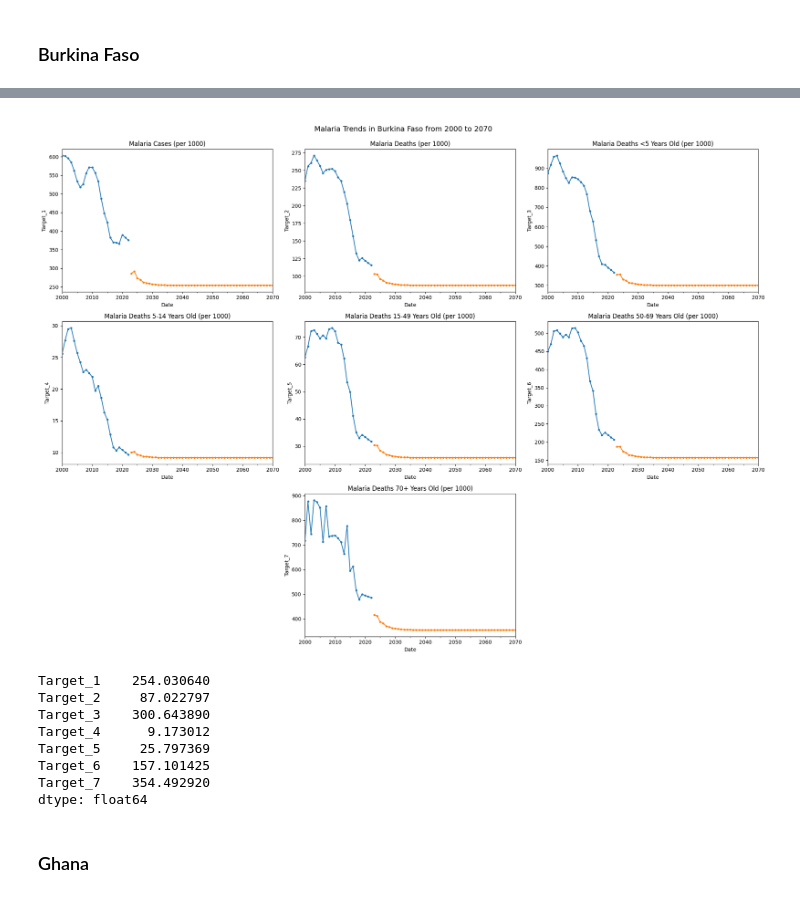
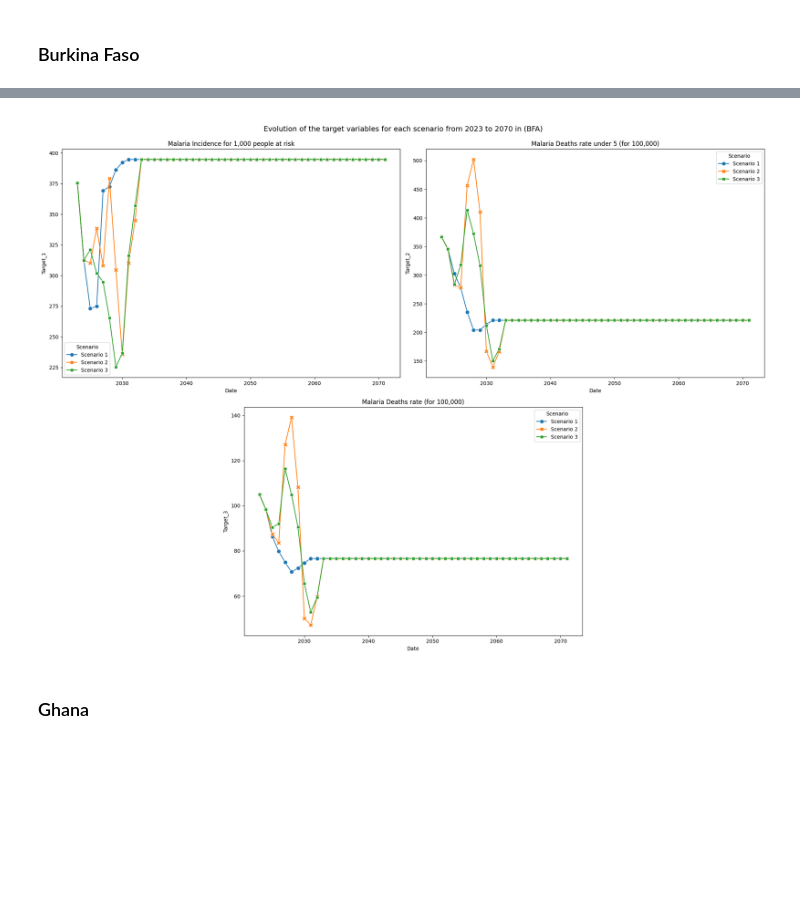
Before and after one commit to Josias-Ounsinli/Assessing-Short-and-Long-Term-Malaria-Transmission-and-Burden-Under-Various-Vaccination-Scenarios, a Jupyter notebook: notebooks/predictions.ipynb, the cells around one changed output, grey strips where cells are left out. Saved outputs shown, nothing was run; the diff lists cells and outputs as text; code cells hidden in the pictures; blank space fills up the shorter version.

Commit message:
Finalizing predictions task

```diff
--- a/notebooks/predictions.ipynb
+++ b/notebooks/predictions.ipynb
@@ -188,0 +506,16 @@ Case of NGA
+# %%
+data_s31 = data_s31[feature_columns].reset_index()
+# %%
+last_2_years_data = data[(data["Date"]>="2022-12-31") & (data.Country.isin(futur_data_plus.Country.unique()))]
+data_s31 = pd.concat([last_2_years_data, data_s31])
+data_s31 = data_s31.sort_values(by=index_cols, ascending=True)
+# %%
+predictions_s31 = predict_malaria_dynamics_with_target_lag(
+    data=data_s31,
+    model=model,
+    seq_length=seq_length,
+    scaler_inputs=scaler_inputs,
+    scaler_targets=scaler_targets,
+    input_columns=input_columns,
+    target_columns=target_columns
+)
@@ -189,2 +592,8 @@ Case of NGA
+# %%
+predictions_s1["Scenario"] = "Scenario 1"
+predictions_s21["Scenario"] = "Scenario 2"
+predictions_s31["Scenario"] = "Scenario 3"
+
+predictions = pd.concat([predictions_s1, predictions_s21, predictions_s31])
 # %% [markdown]
 ### Burkina Faso
@@ -230,27 +600,25 @@ targets_dict = {
-# %%
-plotmaker.serve_country_predictions(
-    data=bfa_pred,
-    country="Burkina Faso",
-    targets_list = list(targets_dict.keys()) ,
-    target_names = list(targets_dict.values()),
-    nrows=3,
-    ncols=3,
-    figsize=(20, 15),
-    nfigs=7,
-    centered=True
-)
-# %% [output]
-[figure, removed]
-# %%
-bfa_pred[bfa_pred["Predicted"] == 1][target_columns].min()
-# %% [output]
-Target_1    254.030640
-Target_2     87.022797
-Target_3    300.643890
-Target_4      9.173012
-Target_5     25.797369
-Target_6    157.101425
-Target_7    354.492920
-dtype: float64
+# %%
+targets_dict = {
+    "Target_1": 'Malaria Incidence for 1,000 people at risk',
+    "Target_2": 'Malaria Deaths rate under 5 (for 100,000)',
+    "Target_3": "Malaria Deaths rate (for 100,000)",
+}
+plotmaker.serve_predictions(
+    data=predictions.reset_index(),
+    scenario_column="Scenario",
+    country="BFA",
+    x_column="Date",
+    variables=list(targets_dict.keys()),
+    nrows=2,
+    ncols=2,
+    figsize=(20, 15),
+    nfigs=3,
+    centered=True,
+    subtitles=list(targets_dict.values()),
+    scenario="(Scenario 3-2)",
+    predictions=True
+)
+# %% [output]
+[figure, added]
 # %% [markdown]
 ### Ghana
```
Also changed, not shown: parts of 127 cells of this notebook, 14 other files.
